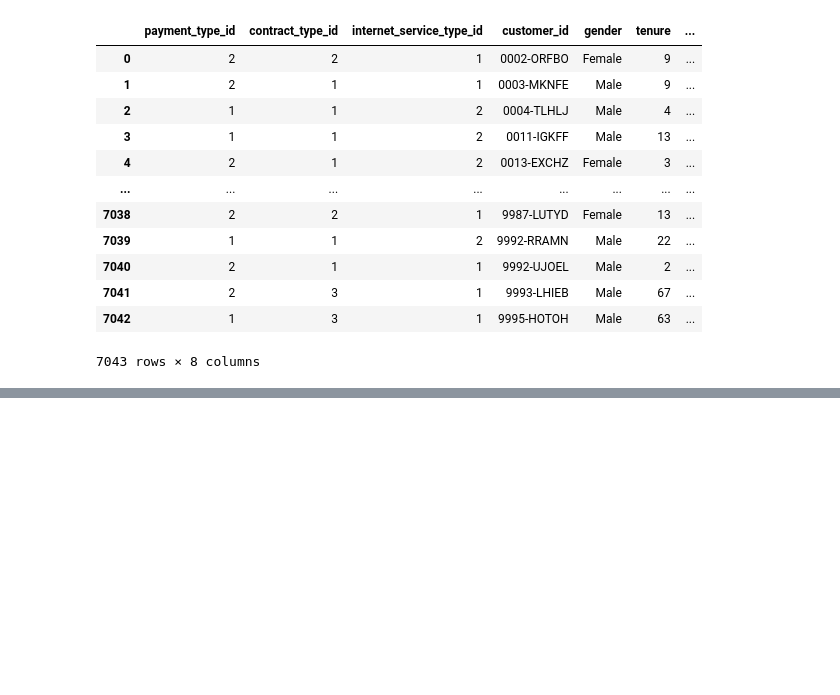
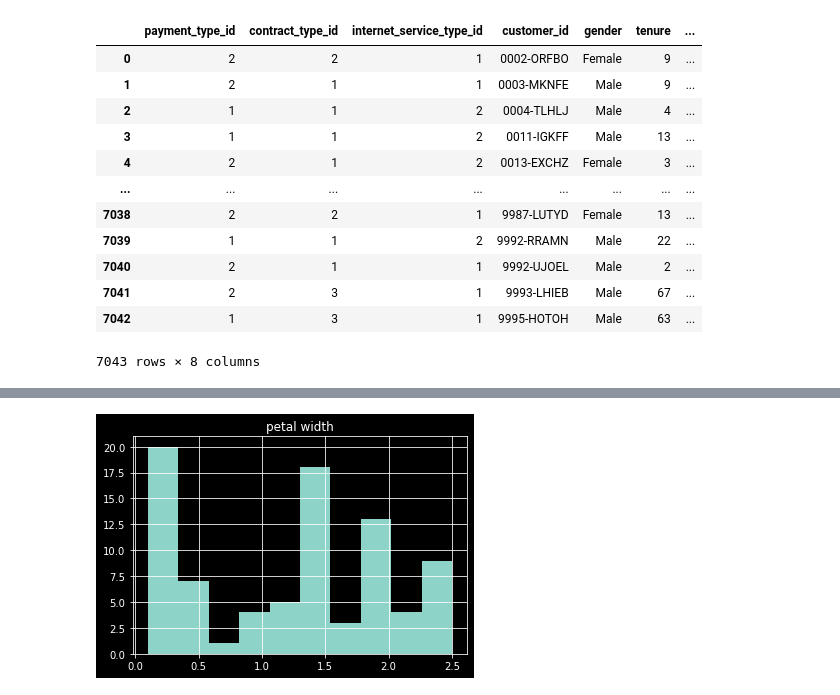
Before and after one commit to sgtcurran/classification-exercises, a Jupyter notebook: classification_exercises.ipynb, the cells around one changed output, grey strips where cells are left out. Saved outputs shown, nothing was run; the diff lists cells and outputs as text; code cells hidden in the pictures; blank space fills up the shorter version.

```diff
--- a/classification_exercises.ipynb
+++ b/classification_exercises.ipynb
@@ -176,0 +354,6 @@ df_drop.isnull().sum()
+# %%
+plt.title('petal width')
+train.petal_width.hist()
+plt.show()
+# %% [output]
+[figure, added]
```
Also changed, not shown: parts of 39 cells of this notebook.
